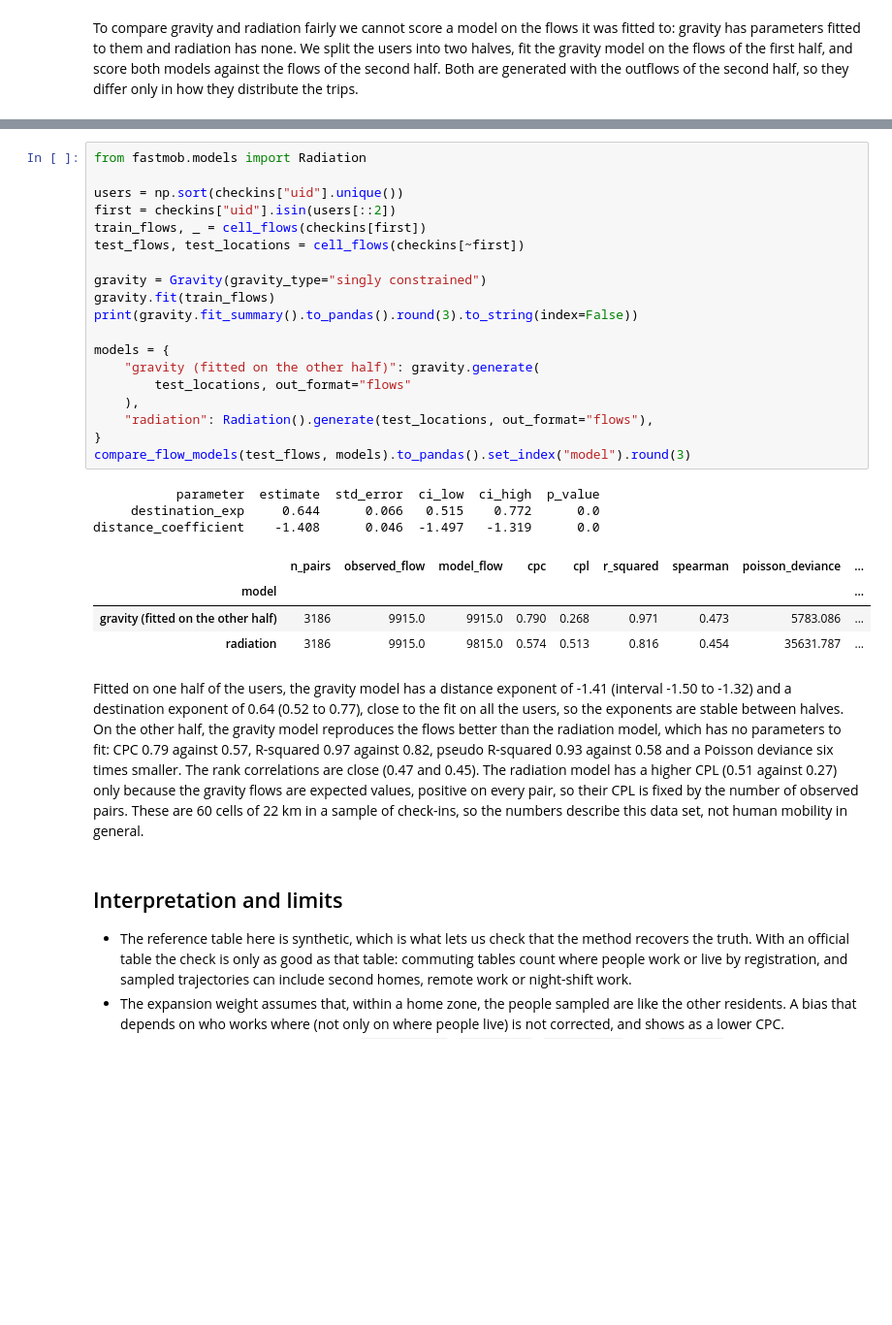
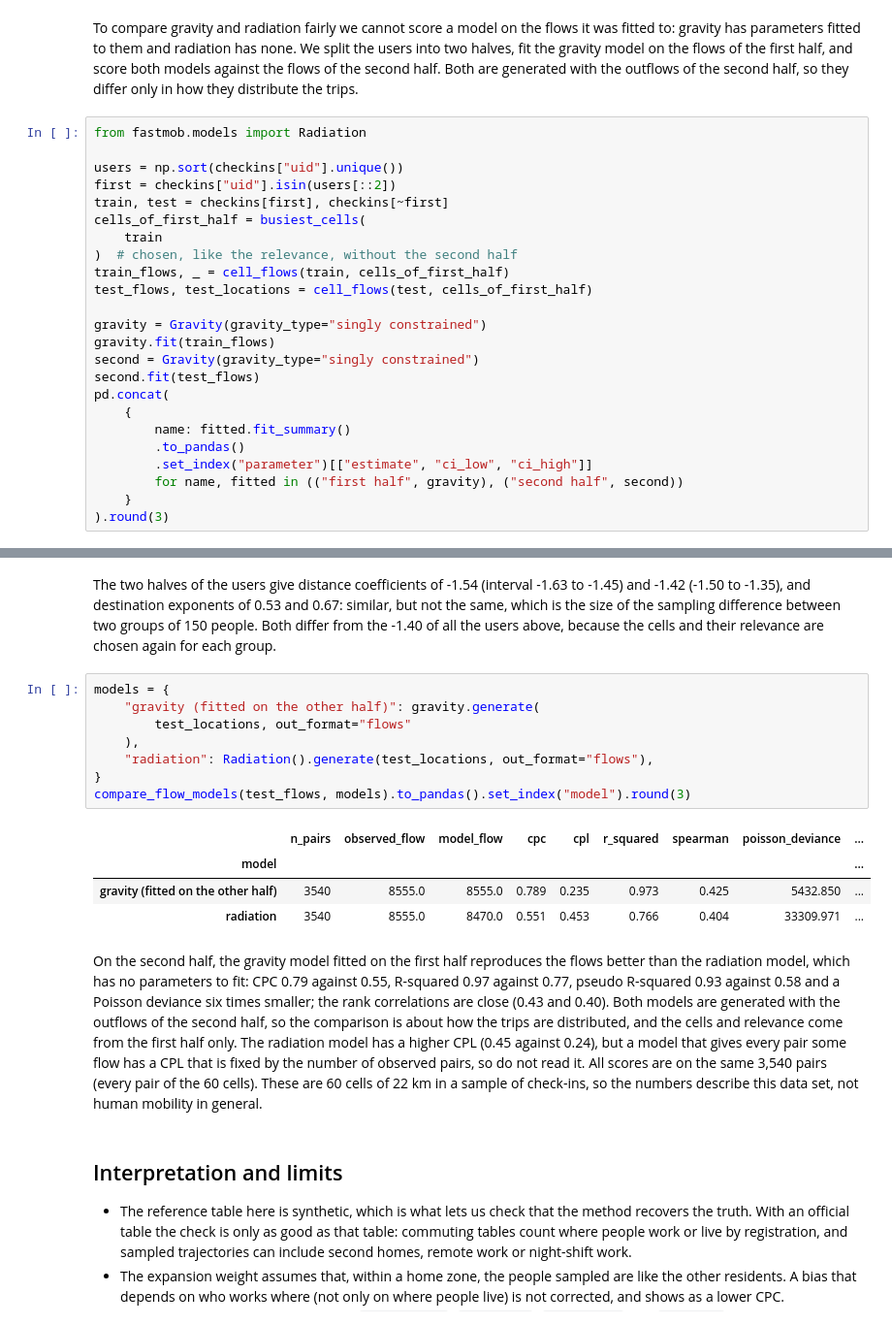
Before and after one commit to gefgu/fastmob, a Jupyter notebook: docs/src/learn/validate-against-census-flows.ipynb, the cells around one changed output, grey strips where cells are left out. Shown at 97% size. Saved outputs shown, nothing was run; the diff lists cells and outputs as text; blank space fills up the shorter version.

```diff
--- a/docs/src/learn/validate-against-census-flows.ipynb
+++ b/docs/src/learn/validate-against-census-flows.ipynb
@@ -310,2 +311,26 @@ pd.DataFrame(rows).T.round(3)
 # %% [markdown]
 To compare gravity and radiation fairly we cannot score a model on the flows it was fitted to: gravity has parameters fitted to them and radiation has none. We split the users into two halves, fit the gravity model on the flows of the first half, and score both models against the flows of the second half. Both are generated with the outflows of the second half, so they differ only in how they distribute the trips.
+# %%
+from fastmob.models import Radiation
+
+users = np.sort(checkins["uid"].unique())
+first = checkins["uid"].isin(users[::2])
+train, test = checkins[first], checkins[~first]
+cells_of_first_half = busiest_cells(
+    train
+)  # chosen, like the relevance, without the second half
+train_flows, _ = cell_flows(train, cells_of_first_half)
+test_flows, test_locations = cell_flows(test, cells_of_first_half)
+
+gravity = Gravity(gravity_type="singly constrained")
+gravity.fit(train_flows)
+second = Gravity(gravity_type="singly constrained")
+second.fit(test_flows)
+pd.concat(
+    {
+        name: fitted.fit_summary()
+        .to_pandas()
+        .set_index("parameter")[["estimate", "ci_low", "ci_high"]]
+        for name, fitted in (("first half", gravity), ("second half", second))
+    }
+).round(3)
@@ -312,32 +344,20 @@ To compare gravity and radiation fairly we cannot score a model on the flows it
+# %% [markdown]
+The two halves of the users give distance coefficients of -1.54 (interval -1.63 to -1.45) and -1.42 (-1.50 to -1.35), and destination exponents of 0.53 and 0.67: similar, but not the same, which is the size of the sampling difference between two groups of 150 people. Both differ from the -1.40 of all the users above, because the cells and their relevance are chosen again for each group.
 # %%
-from fastmob.models import Radiation
-
-users = np.sort(checkins["uid"].unique())
-first = checkins["uid"].isin(users[::2])
-train_flows, _ = cell_flows(checkins[first])
-test_flows, test_locations = cell_flows(checkins[~first])
-
-gravity = Gravity(gravity_type="singly constrained")
-gravity.fit(train_flows)
-print(gravity.fit_summary().to_pandas().round(3).to_string(index=False))
-
 models = {
     "gravity (fitted on the other half)": gravity.generate(
         test_locations, out_format="flows"
     ),
     "radiation": Radiation().generate(test_locations, out_format="flows"),
 }
 compare_flow_models(test_flows, models).to_pandas().set_index("model").round(3)
 # %% [output]
-           parameter  estimate  std_error  ci_low  ci_high  p_value
-     destination_exp     0.644      0.066   0.515    0.772      0.0
-distance_coefficient    -1.408      0.046  -1.497   -1.319      0.0
 |  | n_pairs | observed_flow | model_flow | cpc | cpl | r_squared | spearman | poisson_deviance | ... |
 | model |  |  |  |  |  |  |  |  | ... |
-| gravity (fitted on the other half) | 3186 | 9915.0 | 9915.0 | 0.790 | 0.268 | 0.971 | 0.473 | 5783.086 | ... |
-| radiation | 3186 | 9915.0 | 9815.0 | 0.574 | 0.513 | 0.816 | 0.454 | 35631.787 | ... |
+| gravity (fitted on the other half) | 3540 | 8555.0 | 8555.0 | 0.789 | 0.235 | 0.973 | 0.425 | 5432.850 | ... |
+| radiation | 3540 | 8555.0 | 8470.0 | 0.551 | 0.453 | 0.766 | 0.404 | 33309.971 | ... |
 # %% [markdown]
-Fitted on one half of the users, the gravity model has a distance exponent of -1.41 (interval -1.50 to -1.32) and a destination exponent of 0.64 (0.52 to 0.77), close to the fit on all the users, so the exponents are stable between halves. On the other half, the gravity model reproduces the flows better than the radiation model, which has no parameters to fit: CPC 0.79 against 0.57, R-squared 0.97 against 0.82, pseudo R-squared 0.93 against 0.58 and a Poisson deviance six times smaller. The rank correlations are close (0.47 and 0.45). The radiation model has a higher CPL (0.51 against 0.27) only because the gravity flows are expected values, positive on every pair, so their CPL is fixed by the number of observed pairs. These are 60 cells of 22 km in a sample of check-ins, so the numbers describe this data set, not human mobility in general.
+On the second half, the gravity model fitted on the first half reproduces the flows better than the radiation model, which has no parameters to fit: CPC 0.79 against 0.55, R-squared 0.97 against 0.77, pseudo R-squared 0.93 against 0.58 and a Poisson deviance six times smaller; the rank correlations are close (0.43 and 0.40). Both models are generated with the outflows of the second half, so the comparison is about how the trips are distributed, and the cells and relevance come from the first half only. The radiation model has a higher CPL (0.45 against 0.24), but a model that gives every pair some flow has a CPL that is fixed by the number of observed pairs, so do not read it. All scores are on the same 3,540 pairs (every pair of the 60 cells). These are 60 cells of 22 km in a sample of check-ins, so the numbers describe this data set, not human mobility in general.
 # %% [markdown]
 ## Interpretation and limits
 
```
Also changed, not shown: parts of 5 cells of this notebook, 8 other files.
